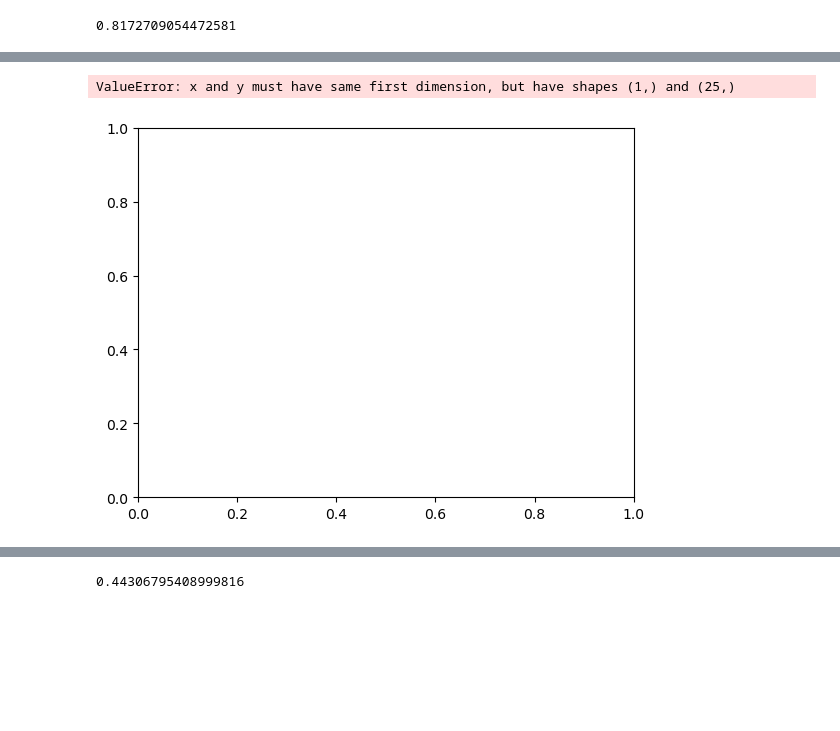
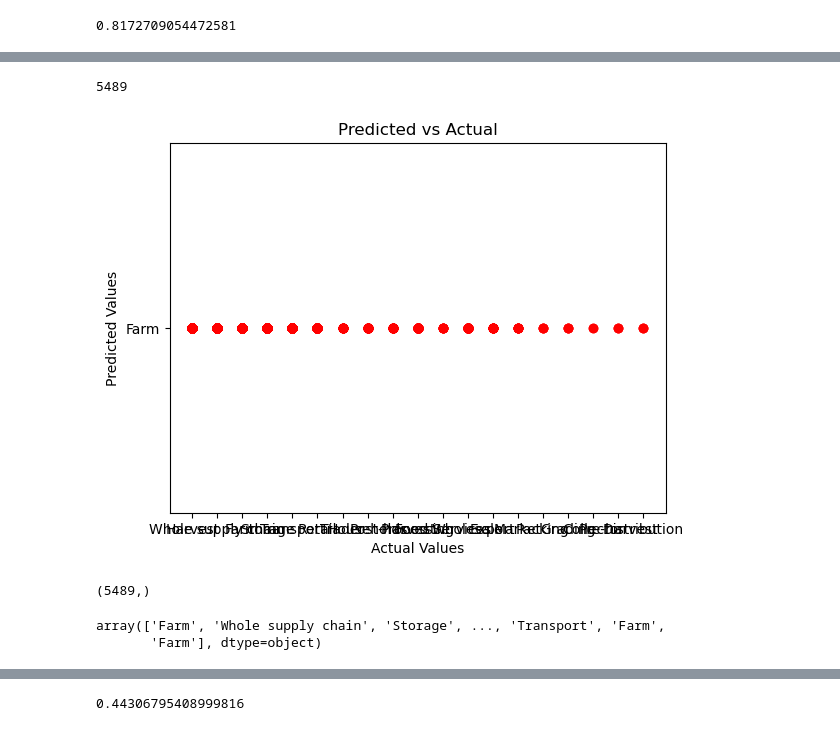
Before and after one commit to AlbertNg02/food-insecurity-prediction, a Jupyter notebook: data_explore.ipynb, the cells around one changed output, grey strips where cells are left out. Drawn from its saved outputs; the diff is of its cells as text; code cells hidden in the pictures; blank space fills up the shorter version.

Commit message:
graphs completed :D

```diff
--- a/data_explore.ipynb
+++ b/data_explore.ipynb
@@ -232,31 +190,24 @@ plt.show()
-# %%
-X = 25
-train_accuracy = np.empty(X)
-test_accuracy = np.empty(X)
-
-
-for i in range(X):
-    data_train, data_test, target_train, target_test = train_test_split(
-    data, target, random_state=42
-    )
-    model = make_pipeline(preprocessor, LogisticRegression(max_iter=500))
-    _ = model.fit(data_train, target_train)
-    model.predict(data_test)
-    train_accuracy[i] = model.score(data_train, target_train)
-    test_accuracy[i] = model.score(data_test, target_test)
-
-    # Compute training and test data accuracy
-    #train_accuracy[i] = knn.score(data_train, target_train)
-    #test_accuracy[i] = knn.score(data_test, target_test)
-
-# Generate plot
-plt.plot(X, test_accuracy, label = 'Testing dataset Accuracy')
-plt.plot(X, train_accuracy, label = 'Training dataset Accuracy')
-
-plt.legend()
-plt.xlabel('x axis')
-plt.ylabel('Accuracy')
-plt.show()
-# %% [output]
-ValueError: x and y must have same first dimension, but have shapes (1,) and (25,)
-[figure, removed]
+# %%
+model.fit(data_train, target_train)
+y_pred = model.predict(data_test)
+print(len(y_pred))
+# %% [output]
+5489
+# %%
+plt.scatter(target_test, y_pred, color = 'red')
+# plt.plot(target_train, y_pred, color = 'yellow')    < - help
+plt.xlabel('Actual Values')
+plt.ylabel('Predicted Values')
+plt.title('Predicted vs Actual')
+plt.show()
+# %% [output]
+[figure, added]
+# %%
+# Predict the target values for the test set
+predicted_labels = model.predict(data_test)
+print(predicted_labels.shape)
+predicted_labels
+# %% [output]
+(5489,)
+array(['Farm', 'Whole supply chain', 'Storage', ..., 'Transport', 'Farm',
+       'Farm'], dtype=object)
```
Also changed, not shown: parts of 10 cells of this notebook.
